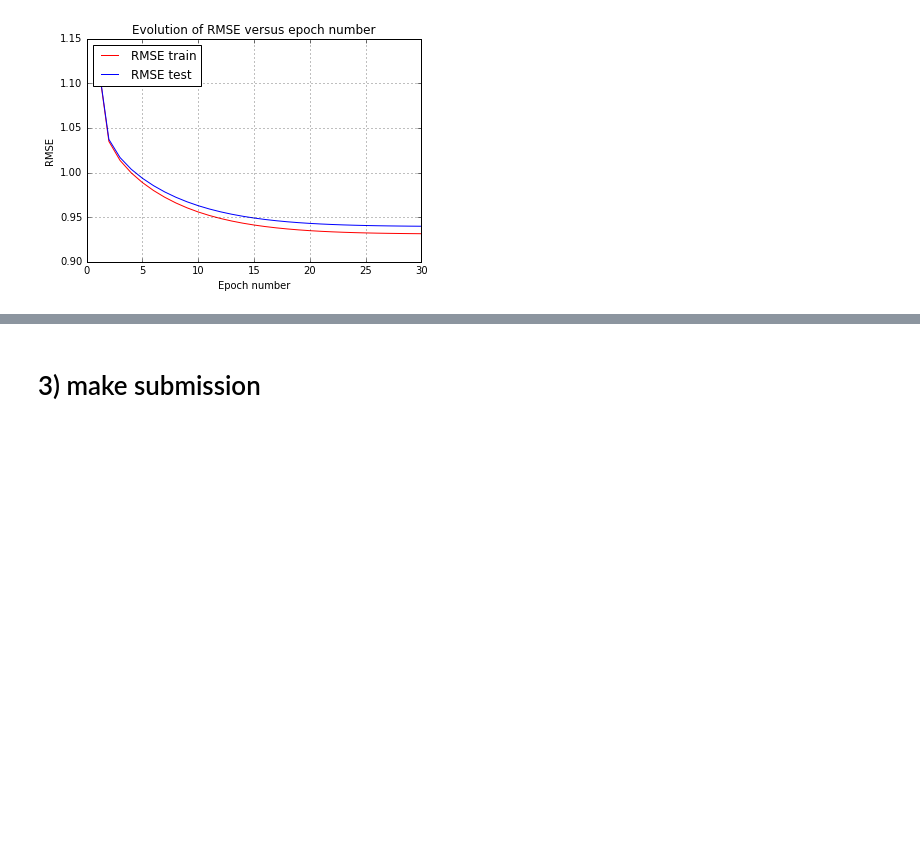
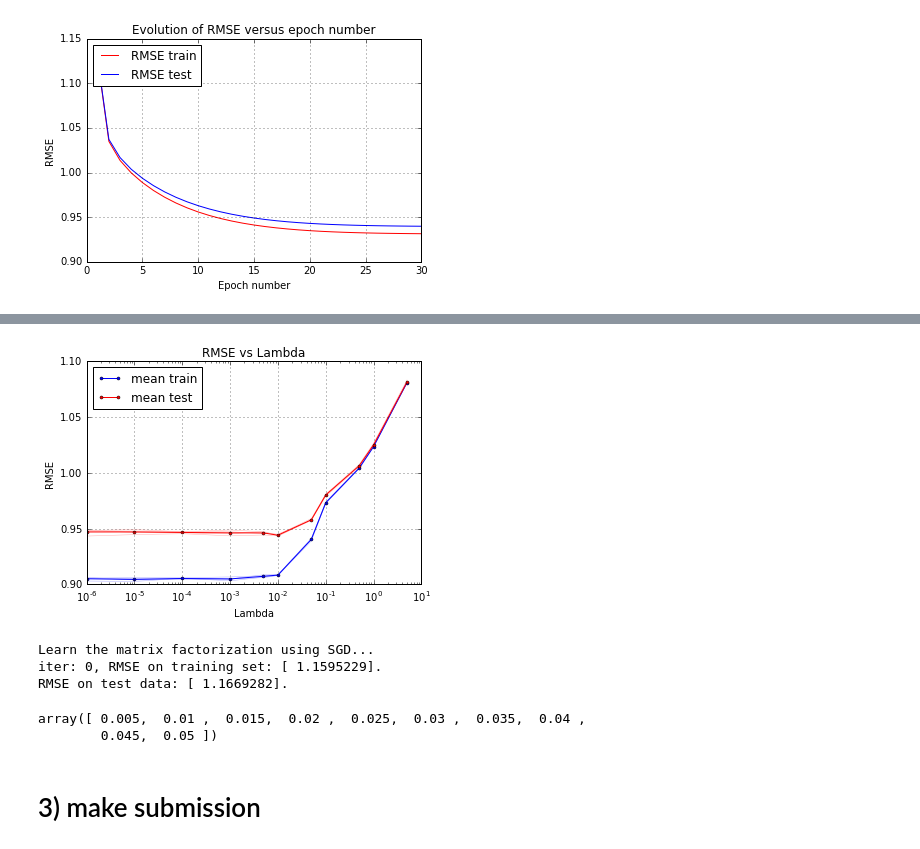
Before and after one commit to michaelheiniger/pcml-project2, a Jupyter notebook: python/biased_mf_sgd.ipynb, the cells around one changed output, grey strips where cells are left out. Cells and saved outputs as stored; diff of their text form; code cells hidden in the pictures; blank space fills up the shorter version.

```diff
--- a/python/biased_mf_sgd.ipynb
+++ b/python/biased_mf_sgd.ipynb
@@ -61,0 +83,7 @@ visualization_rmse_vs_num_epochs(num_epochs, rmse_train, rmse_test, "biased_mf")
+# %%
+from biased_mf_sgd import run_mf_biased_cv_lambda
+k_fold = 4
+num_features = 30
+num_epochs = 20
+lambdas = np.array([0.000001, 0.00001, 0.0001, 0.001, 0.005, 0.01, 0.05, 0.1, 0.5, 1, 5])
+rmse_tr, rmse_te = run_mf_biased_cv_lambda(ratings, k_fold, num_epochs, num_features, lambdas)
@@ -62,3 +108,29 @@ visualization_rmse_vs_num_epochs(num_epochs, rmse_train, rmse_test, "biased_mf")
+# %%
+from plots import visualization_lambdas
+np.save('cv_train_lambdas', rmse_tr)
+np.save('cv_test_lambdas', rmse_te)
+
+visualization_lambdas(rmse_tr, rmse_te, lambdas, "cv_lambdas")
+# %% [output]
+[figure, added]
+# %%
+k_fold = 4
+num_features = 30
+num_epochs = 20
+lambdas = np.linspace(0.005, 0.05, 10)
+rmse_tr, rmse_te = run_mf_biased_cv_lambda(ratings, k_fold, num_epochs, num_features, lambdas)
+# %% [output]
+Learn the matrix factorization using SGD...
+iter: 0, RMSE on training set: [ 1.1595229].
+RMSE on test data: [ 1.1669282].
+# %%
+np.save('cv_train_lambdas_zoom', rmse_tr)
+np.save('cv_test_lambdas_zoom', rmse_te)
+
+visualization_lambdas(rmse_tr, rmse_te, lambdas, "cv_lambdas_zoom")
+# %% [output]
+array([ 0.005,  0.01 ,  0.015,  0.02 ,  0.025,  0.03 ,  0.035,  0.04 ,
+        0.045,  0.05 ])
 # %% [markdown]
 # 3) make submission
 # %%
```
Also changed, not shown: parts of 7 cells of this notebook, 9 other files.
